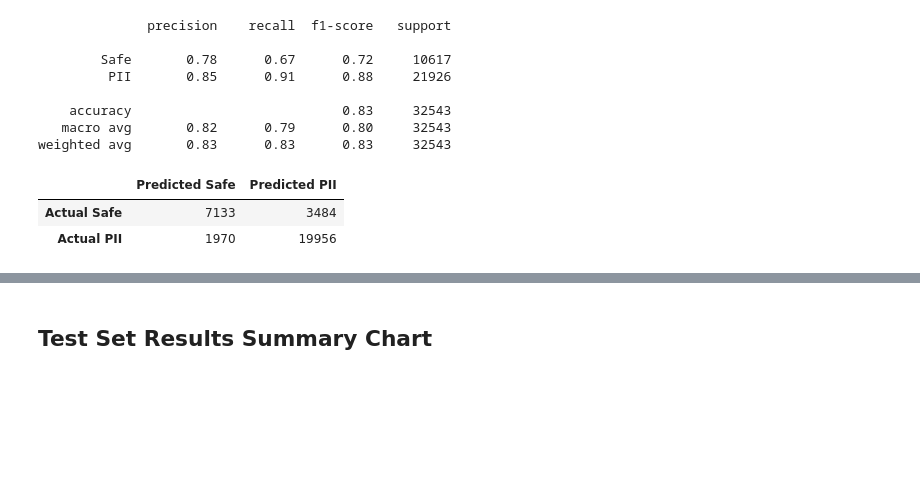
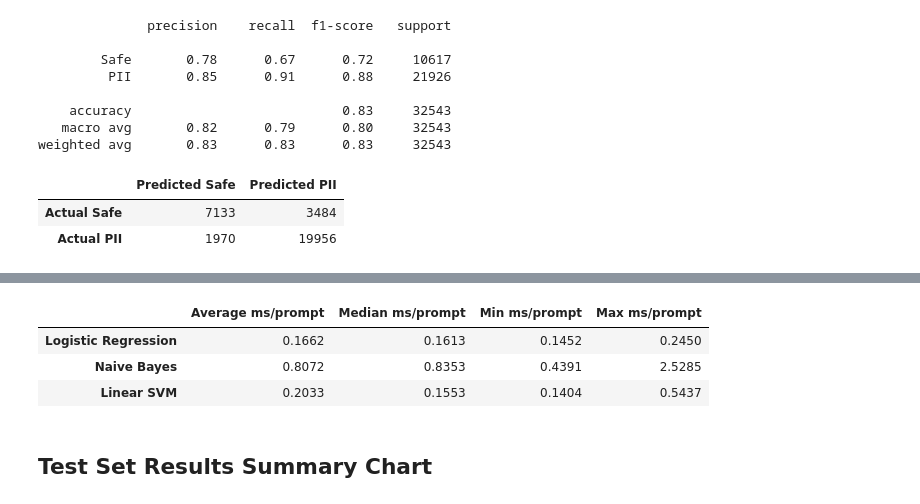
Before and after one commit to Cyber-207/cyber207_specialized_PII_detection_comparison, a Jupyter notebook: notebooks/classical_ml/classical_models.ipynb, the cells around one changed output, grey strips where cells are left out. Saved outputs shown, nothing was run; the diff lists cells and outputs as text; code cells hidden in the pictures; blank space fills up the shorter version.

```diff
--- a/notebooks/classical_ml/classical_models.ipynb
+++ b/notebooks/classical_ml/classical_models.ipynb
@@ -804,3 +813,95 @@ weighted avg       0.83      0.83      0.83     32543
+# %%
+# select 100 samples
+rng = np.random.default_rng(42)
+
+timing_indices = rng.choice(
+    test_features.shape[0],
+    size=100,
+    replace=False
+)
+
+# warmup to ensure initialization doesn't mess up timing
+warmup = test_features.getrow(timing_indices[0])
+
+lr.predict_proba(warmup)
+nb.predict_proba(warmup)
+svm.decision_function(warmup)
+
+latency = {}
+
+
+# Logistic Regression
+lr_latencies = []
+
+for index in timing_indices:
+    row = test_features.getrow(index)
+
+    start = time.perf_counter()
+
+    score = lr.predict_proba(row)[0, 1]
+    prediction = int(score >= lr_threshold)
+
+    lr_latencies.append((time.perf_counter() - start) * 1000)
+
+latency['Logistic Regression'] = {
+    'Average ms/prompt': np.mean(lr_latencies),
+    'Median ms/prompt': np.median(lr_latencies),
+    'Min ms/prompt': np.min(lr_latencies),
+    'Max ms/prompt': np.max(lr_latencies),
+}
+
+
+# Naive Bayes
+nb_latencies = []
+
+for index in timing_indices:
+    feature_row = test_features.getrow(index)
+
+    start = time.perf_counter()
+
+    score = nb.predict_proba(feature_row)[0, 1]
+    prediction = int(score >= nb_threshold)
+
+    nb_latencies.append(
+        (time.perf_counter() - start) * 1000
+    )
+
+latency['Naive Bayes'] = {
+    'Average ms/prompt': np.mean(nb_latencies),
+    'Median ms/prompt': np.median(nb_latencies),
+    'Min ms/prompt': np.min(nb_latencies),
+    'Max ms/prompt': np.max(nb_latencies),
+}
+
+
+# Linear SVM
+svm_latencies = []
+
+for index in timing_indices:
+    feature_row = test_features.getrow(index)
+
+    start = time.perf_counter()
+
+    score = svm.decision_function(feature_row)[0]
+    prediction = int(score >= svm_threshold)
+
+    svm_latencies.append(
+        (time.perf_counter() - start) * 1000
+    )
+
+latency['Linear SVM'] = {
+    'Average ms/prompt': np.mean(svm_latencies),
+    'Median ms/prompt': np.median(svm_latencies),
+    'Min ms/prompt': np.min(svm_latencies),
+    'Max ms/prompt': np.max(svm_latencies),
+}
+latency_df = pd.DataFrame(latency).T
+latency_df.round(4)
+# %% [output]
+|  | Average ms/prompt | Median ms/prompt | Min ms/prompt | Max ms/prompt |
+| Logistic Regression | 0.1662 | 0.1613 | 0.1452 | 0.2450 |
+| Naive Bayes | 0.8072 | 0.8353 | 0.4391 | 2.5285 |
+| Linear SVM | 0.2033 | 0.1553 | 0.1404 | 0.5437 |
 # %% [markdown]
 ## Test Set Results Summary Chart
 # %%
```
Also changed, not shown: parts of 4 cells of this notebook.
